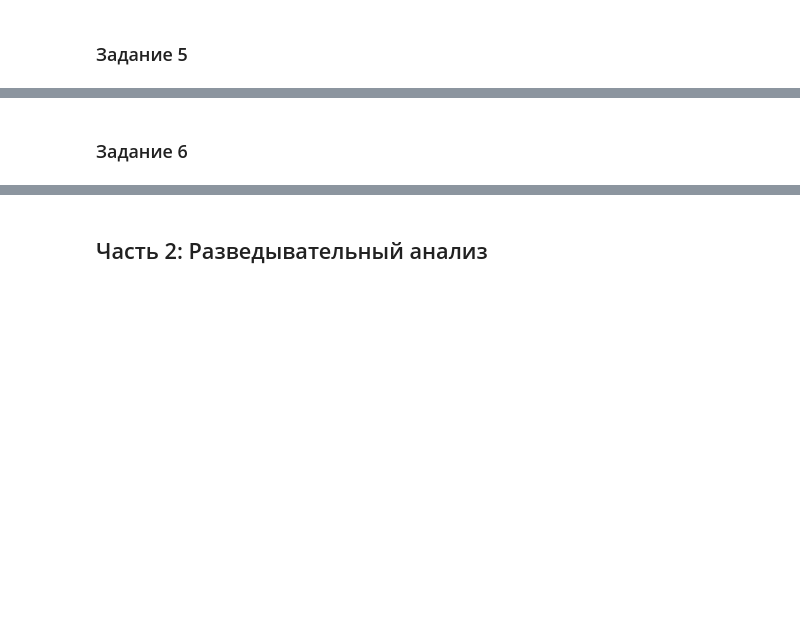
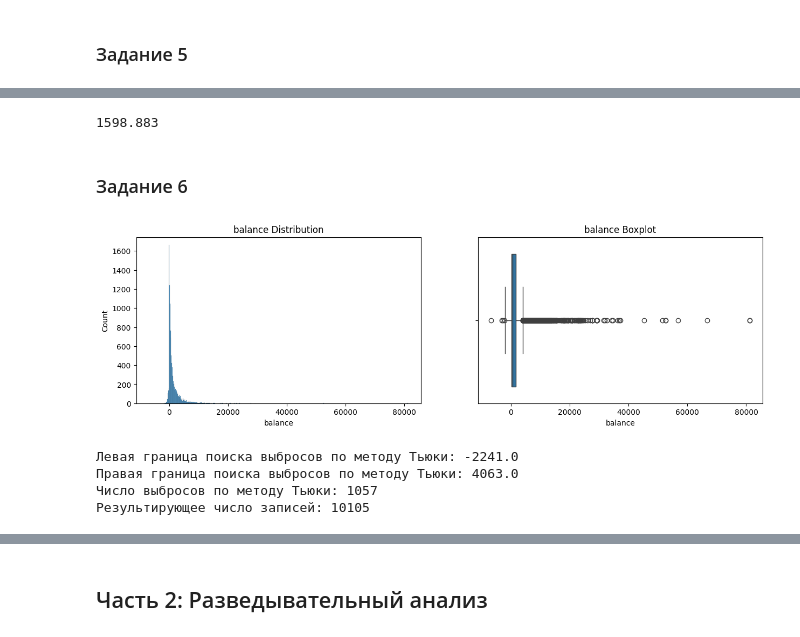
Before and after one commit to vavilove001-lab/sf_data_science, a Jupyter notebook: Projects/Project-4.ML/Project_4_ML.ipynb, the cells around one changed output, grey strips where cells are left out. Saved outputs shown, nothing was run; the diff lists cells and outputs as text; code cells hidden in the pictures; blank space fills up the shorter version.

```diff
--- a/Projects/Project-4.ML/Project_4_ML.ipynb
+++ b/Projects/Project-4.ML/Project_4_ML.ipynb
@@ -140,7 +128,7 @@ Name: balance, dtype: float64
 median_val = df['balance'].median()
 
 # 2. Заменяем нули на эту медиану
-df.loc[df['balance'] == 0, 'balance'] = median_val
+df.loc[df['balance'].isnull(), 'balance'] = median_val
 # %%
 print(f'Cреднее значение по преобразованному в корректный вид признаку balance - ', df['balance'].mean().round(3))
 # %% [output]
@@ -150,3 +138,15 @@ Cреднее значение по преобразованному в корр
 # %%
 # обработайте пропуски в категориальных признаках: job и education, заменив их на модальные значения
 # ваш код
+
+# 1. Считаем моду по признаку "job"
+mode_job = df['job'].mode()[0]
+
+# 2. Заменяем прупуски на моду
+df.loc[df['job'] == 'unknown', 'job'] = mode_job
+
+# 3. Считаем моду по признаку "job"
+mode_education = df['education'].mode()[0]
+
+# 2. Заменяем прупуски на моду
+df.loc[df['education'] == 'unknown', 'education'] = mode_education
@@ -153,5 +158,38 @@ Cреднее значение по преобразованному в корр
+# %%
+# 1. Получаем самые популярные значения (с защитой от пустого результата)
+mode_job = df['job'].mode()
+mode_edu = df['education'].mode()
+
+if mode_job.empty or mode_edu.empty:
+    raise ValueError("Нет данных для вычисления моды")
+
+val_job = mode_job[0]
+val_edu = mode_edu[0]
+
+# 2. Строим булевы маски (True/False для каждой строки)
+mask_job = df['job'] == val_job
+mask_edu = df['education'] == val_edu
+
+# 3. Фильтруем строки, где одновременно и работа, и образование — самые популярные
+filtered = df[mask_job & mask_edu]
+
+# 4. Считаем средний баланс и округляем до 3 знаков
+avg_balance = filtered['balance'].mean()
+result = round(avg_balance, 3)
+
+print(result)
+# %% [output]
+1598.883
 # %% [markdown]
 ### Задание 6
 # %%
 # удалите все выбросы для признака balance
 # ваш код
+
+fig, axes = plt.subplots(nrows=1, ncols=2, figsize=(15, 4))
+histplot = sns.histplot(data=df, x='balance', ax=axes[0]);
+histplot.set_title('balance Distribution');
+boxplot = sns.boxplot(data=df, x='balance', ax=axes[1]);
+boxplot.set_title('balance Boxplot');
+# %% [output]
+[figure, added]
@@ -157,0 +208,9 @@ Cреднее значение по преобразованному в корр
+# %%
+outliers, cleaned = outliers_iqr_mod(df, 'balance')
+print(f'Число выбросов по методу Тьюки: {outliers.shape[0]}')
+print(f'Результирующее число записей: {cleaned.shape[0]}')
+# %% [output]
+Левая граница поиска выбросов по методу Тьюки: -2241.0
+Правая граница поиска выбросов по методу Тьюки: 4063.0
+Число выбросов по методу Тьюки: 1057
+Результирующее число записей: 10105
```
Also changed, not shown: parts of 5 cells of this notebook, 1 other file.
